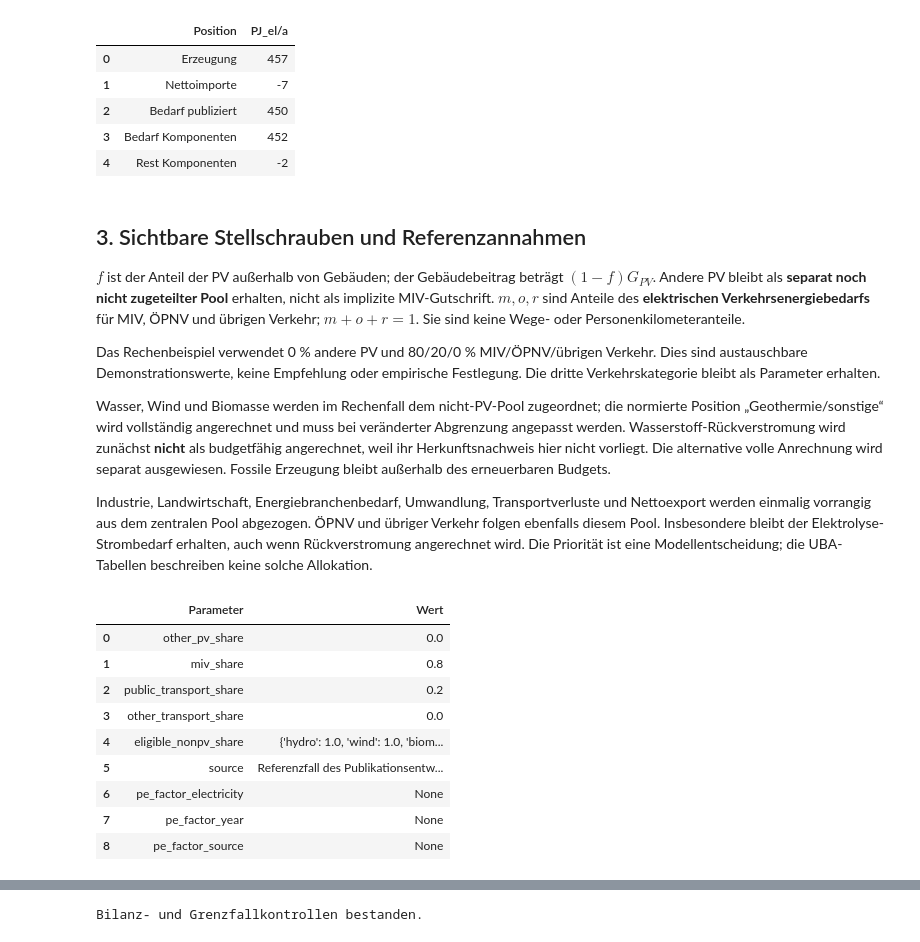
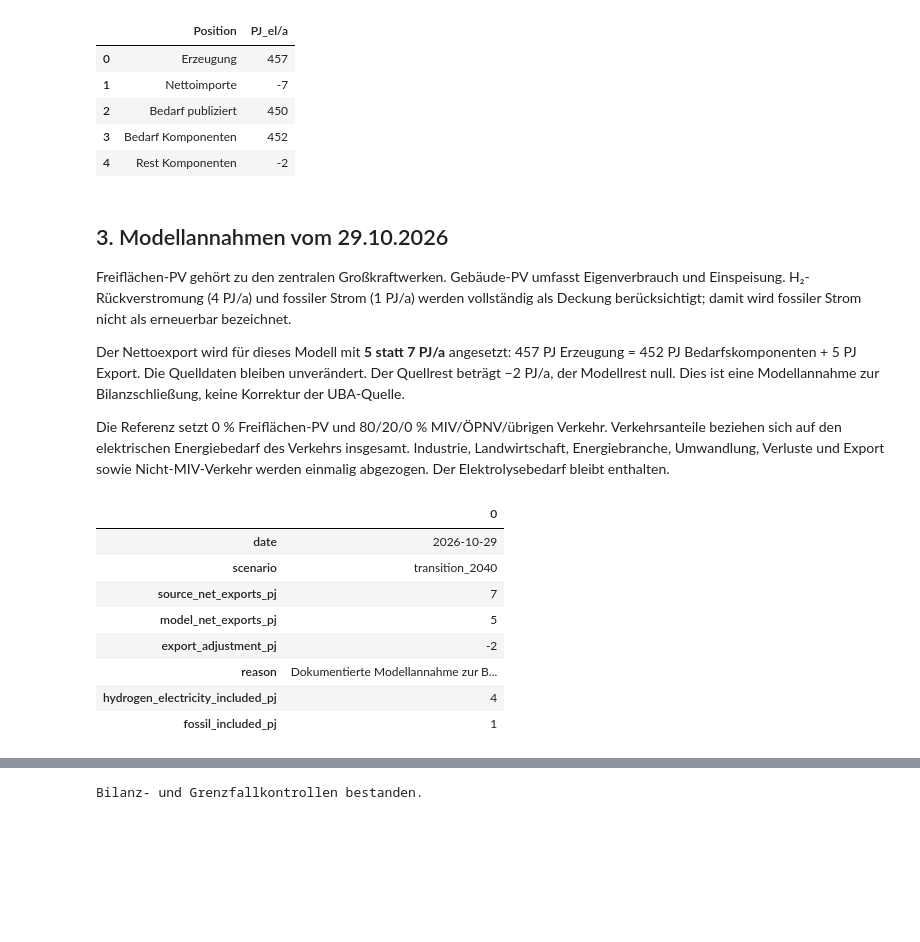
Before and after one commit to simonschaluppe/peq-higrube, a Jupyter notebook: Berechnungen/sektorenmodell/allokation.ipynb, the cells around one changed output, grey strips where cells are left out. Drawn from its saved outputs; the diff is of its cells as text; code cells hidden in the pictures; blank space fills up the shorter version.

```diff
--- a/Berechnungen/sektorenmodell/allokation.ipynb
+++ b/Berechnungen/sektorenmodell/allokation.ipynb
@@ -83,37 +83,32 @@ display(pd.DataFrame({'Position':['Erzeugung','Nettoimporte','Bedarf publiziert'
 | 3 | Bedarf Komponenten | 452 |
 | 4 | Rest Komponenten | -2 |
 # %% [markdown]
-## 3. Sichtbare Stellschrauben und Referenzannahmen
+## 3. Modellannahmen vom 29.10.2026
 
-$f$ ist der Anteil der PV außerhalb von Gebäuden; der Gebäudebeitrag beträgt $(1-f)G_{PV}$. Andere PV bleibt als **separat noch nicht zugeteilter Pool** erhalten, nicht als implizite MIV-Gutschrift. $m,o,r$ sind Anteile des **elektrischen Verkehrsenergiebedarfs** für MIV, ÖPNV und übrigen Verkehr; $m+o+r=1$. Sie sind keine Wege- oder Personenkilometeranteile.
+Freiflächen-PV gehört zu den zentralen Großkraftwerken. Gebäude-PV umfasst Eigenverbrauch und Einspeisung. H₂-Rückverstromung (4 PJ/a) und fossiler Strom (1 PJ/a) werden vollständig als Deckung berücksichtigt; damit wird fossiler Strom nicht als erneuerbar bezeichnet.
 
-Das Rechenbeispiel verwendet 0 % andere PV und 80/20/0 % MIV/ÖPNV/übrigen Verkehr. Dies sind austauschbare Demonstrationswerte, keine Empfehlung oder empirische Festlegung. Die dritte Verkehrskategorie bleibt als Parameter erhalten.
+Der Nettoexport wird für dieses Modell mit **5 statt 7 PJ/a** angesetzt: 457 PJ Erzeugung = 452 PJ Bedarfskomponenten + 5 PJ Export. Die Quelldaten bleiben unverändert. Der Quellrest beträgt −2 PJ/a, der Modellrest null. Dies ist eine Modellannahme zur Bilanzschließung, keine Korrektur der UBA-Quelle.
 
-Wasser, Wind und Biomasse werden im Rechenfall dem nicht-PV-Pool zugeordnet; die normierte Position „Geothermie/sonstige“ wird vollständig angerechnet und muss bei veränderter Abgrenzung angepasst werden. Wasserstoff-Rückverstromung wird zunächst **nicht** als budgetfähig angerechnet, weil ihr Herkunftsnachweis hier nicht vorliegt. Die alternative volle Anrechnung wird separat ausgewiesen. Fossile Erzeugung bleibt außerhalb des erneuerbaren Budgets.
-
-Industrie, Landwirtschaft, Energiebranchenbedarf, Umwandlung, Transportverluste und Nettoexport werden einmalig vorrangig aus dem zentralen Pool abgezogen. ÖPNV und übriger Verkehr folgen ebenfalls diesem Pool. Insbesondere bleibt der Elektrolyse-Strombedarf erhalten, auch wenn Rückverstromung angerechnet wird. Die Priorität ist eine Modellentscheidung; die UBA-Tabellen beschreiben keine solche Allokation.
+Die Referenz setzt 0 % Freiflächen-PV und 80/20/0 % MIV/ÖPNV/übrigen Verkehr. Verkehrsanteile beziehen sich auf den elektrischen Energiebedarf des Verkehrs insgesamt. Industrie, Landwirtschaft, Energiebranche, Umwandlung, Verluste und Export sowie Nicht-MIV-Verkehr werden einmalig abgezogen. Der Elektrolysebedarf bleibt enthalten.
 # %%
-parameters={
-    'other_pv_share':0.0,
-    'miv_share':0.8,
-    'public_transport_share':0.2,
-    'other_transport_share':0.0,
-    'eligible_nonpv_share':{'hydro':1.0,'wind':1.0,'biomass':1.0,'geothermal':1.0,'hydrogen_electricity':0.0},
-    'source':'Referenzfall des Publikationsentwurfs; Verkehrs- und PV-Anteile nicht empirisch festgelegt',
-    'pe_factor_electricity':None,
-    'pe_factor_year':None,
-    'pe_factor_source':None,
-}
-display(pd.DataFrame([{'Parameter':k,'Wert':str(v)} for k,v in parameters.items()]))
+assumptions = dict(date='2026-10-29', scenario='transition_2040',
+    source_net_exports_pj=7, model_net_exports_pj=5, export_adjustment_pj=-2,
+    reason='Dokumentierte Modellannahme zur Bilanzschließung bei 452 PJ Bedarfskomponenten',
+    hydrogen_electricity_included_pj=4, fossil_included_pj=1)
+parameters=dict(other_pv_share=0.,miv_share=.8,public_transport_share=.2,other_transport_share=0.,
+    source='Modellannahmen 29.10.2026; PV- und Verkehrsanteile sind Varianten',
+    pe_factor_electricity=None,pe_factor_year=None,pe_factor_source=None)
+model_residual=source_generation-assumptions['model_net_exports_pj']-source_demand
+assert np.isclose(model_residual,0)
+display(pd.DataFrame([assumptions]).T)
 # %% [output]
-|  | Parameter | Wert |
-| 0 | other_pv_share | 0.0 |
-| 1 | miv_share | 0.8 |
-| 2 | public_transport_share | 0.2 |
-| 3 | other_transport_share | 0.0 |
-| 4 | eligible_nonpv_share | {'hydro': 1.0, 'wind': 1.0, 'biom... |
-| 5 | source | Referenzfall des Publikationsentw... |
-| 6 | pe_factor_electricity | None |
-| 7 | pe_factor_year | None |
-| 8 | pe_factor_source | None |
+|  | 0 |
+| date | 2026-10-29 |
+| scenario | transition_2040 |
+| source_net_exports_pj | 7 |
+| model_net_exports_pj | 5 |
+| export_adjustment_pj | -2 |
+| reason | Dokumentierte Modellannahme zur B... |
+| hydrogen_electricity_included_pj | 4 |
+| fossil_included_pj | 1 |
 # %% [markdown]
```
Also changed, not shown: parts of 9 cells of this notebook, 28 other files.
